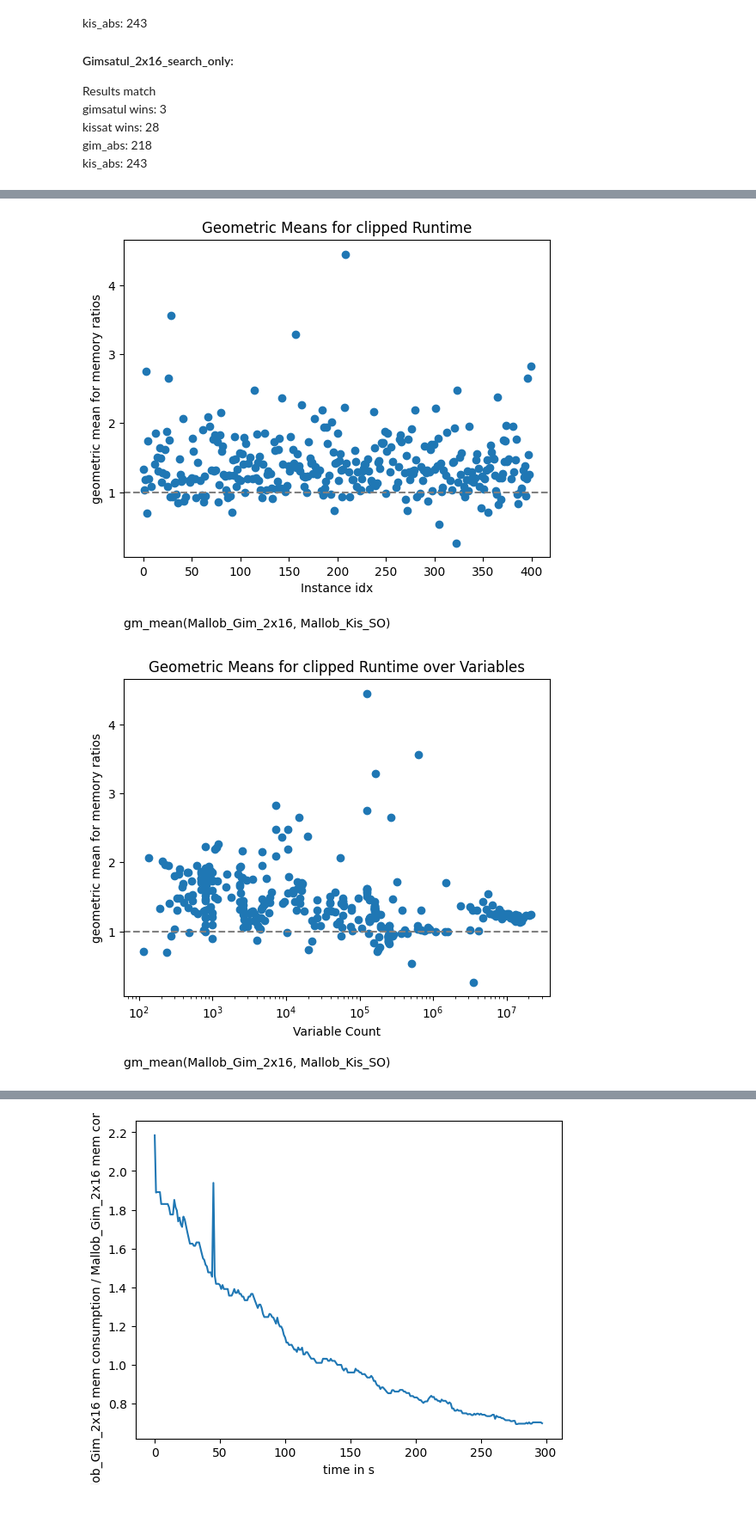
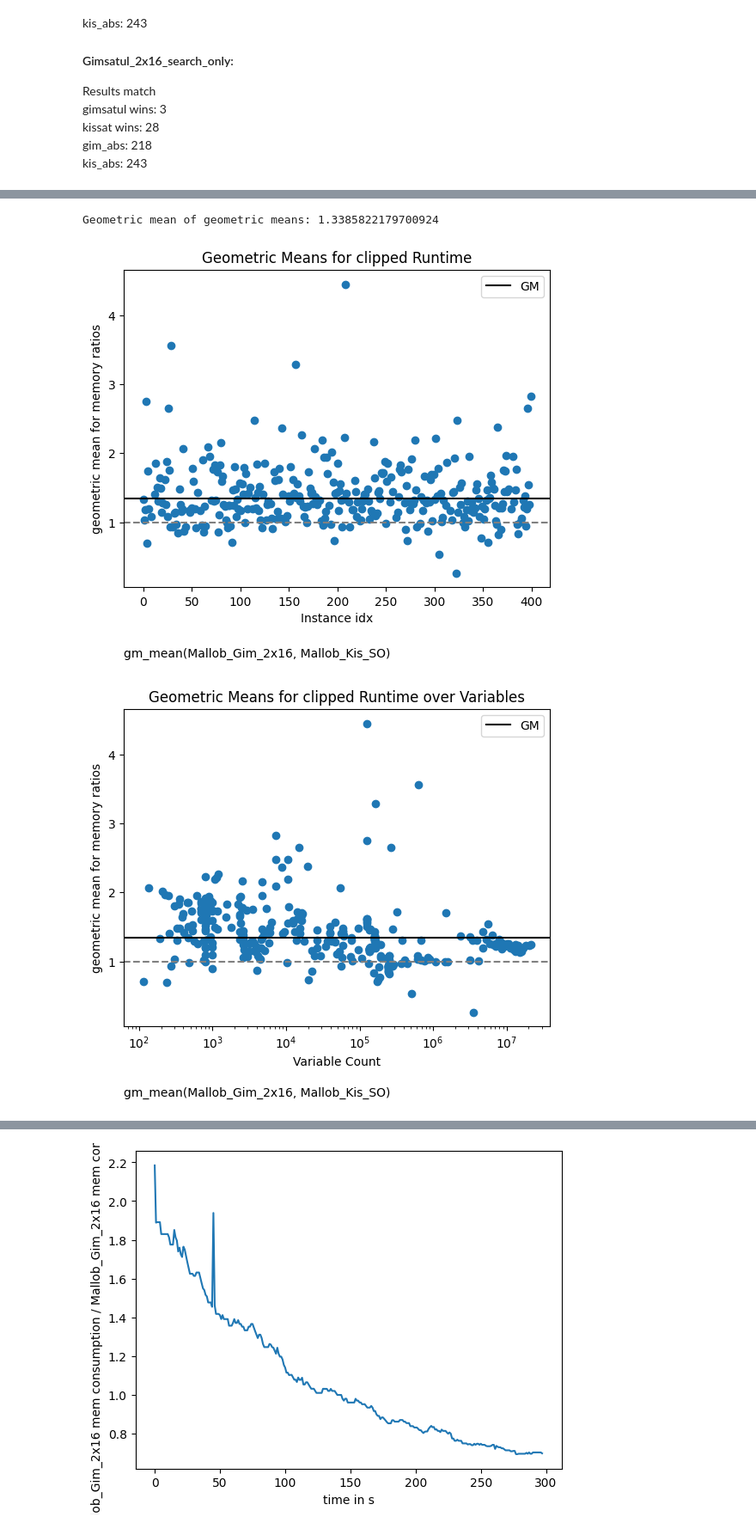
Before and after one commit to rubenGoetz/mallob, a Jupyter notebook: notebooks/plot_data.ipynb, the cells around one changed output, grey strips where cells are left out. Shown at 86% size. Drawn from its saved outputs; the diff is of its cells as text; code cells hidden in the pictures.

```diff
--- a/notebooks/plot_data.ipynb
+++ b/notebooks/plot_data.ipynb
@@ -30,7 +30,7 @@ solver_names = [#'Mallob_Kis',
                 'Mallob_Kis_SO',
                 # 'Plain_Gim',
                 # 'Mallob_Gim_SO',
-                'Kissat_serial',
+                'Serial',
                 'Mallob_Gim_2x16',]
 # %% [markdown]
 ### Compare 2 Results
@@ -388,6 +402,11 @@ ratios = [row[f"{solver_1_name}_memory"] / row[f"{solver_2_name}_memory"]
         for i, row in subset.iterrows()]
 ratios_solved = [row[f"{solver_1_name}_memory"] / row[f"{solver_2_name}_memory"]
                for i, row in subset_solved.iterrows()]
+
+print(f"outlier for ratio > 7: {list(subset.reset_index()['name'])[ratios.index(max(ratios))]}")
+for i in range(len(ratios)):
+    if ratios[i] >= 2:
+        print(f"outlier for ratio > 2: {list(subset.reset_index()['name'])[i]}")
 
 plt.plot(subset.index, ratios, '+')
 plt.plot(subset_solved.index, ratios_solved, '+')
@@ -422,4 +441,16 @@ plt.xscale('log')
 plt.ylabel(f"{solver_1_name}_max_mem / {solver_2_name}_max_mem")
 plt.xlabel('Clause Count')
 plt.show()
+
+plt.plot(subset['Serial_runtime'], ratios, '+')
+plt.plot(subset_solved['Serial_runtime'], ratios_solved, '+')
+plt.legend(['all Instanzes', 'solved_instanzes'])
+plt.axhline(y=1, color='grey')
+plt.axhline(y=2, color='grey')
+plt.title('Memory Ratio over Serial Runtime')
+plt.xscale('log')
+#plt.yscale('log')
+plt.ylabel(f"{solver_1_name}_max_mem / {solver_2_name}_max_mem")
+plt.xlabel('Runtime for Serial Solver in s')
+plt.show()
 # %% [output]
@@ -483,11 +537,17 @@ for i, row in df_mem.iterrows():
         gms.append(geometric_mean(ratios))
 
 df_mem['geo_means'] = gms
-df_mem = df_mem.merge(df_overview[['name', 'variables', 'clauses']], how='inner', on='name')
+df_mem = df_mem.merge(df_overview[['name', 'variables', 'clauses', 'Serial_runtime']], how='inner', on='name')
 df_mem = df_mem[df_mem['geo_means'] > 0]
+
+# Geometric mean of geometric means
+GM = geometric_mean(df_mem['geo_means'])
+print(f"Geometric mean of geometric means: {GM}")
 
 plt.plot(df_mem.index, df_mem['geo_means'], 'o')
 plt.axhline(y=1, linestyle='dashed', color='grey')
+plt.axhline(y=GM, color='black', label='GM')
+plt.legend()
 plt.title('Geometric Means for clipped Runtime')
 plt.annotate(f"gm_mean({solver_2_name}, {solver_1_name})",
              (0,0),
@@ -500,32 +560,53 @@ plt.ylabel('geometric mean for memory ratios')
 plt.show()
 
 plt.plot(df_mem['variables'], df_mem['geo_means'], 'o')
 plt.axhline(y=1, linestyle='dashed', color='grey')
+plt.axhline(y=GM, color='black', label='GM')
+plt.legend()
 plt.title('Geometric Means for clipped Runtime over Variables')
 plt.annotate(f"gm_mean({solver_2_name}, {solver_1_name})",
              (0,0),
              (0, -50),
              xycoords='axes fraction',
              textcoords='offset points',
              va='top')
 plt.xscale('log')
 plt.xlabel('Variable Count')
 plt.ylabel('geometric mean for memory ratios')
 plt.show()
 
 plt.plot(df_mem['clauses'], df_mem['geo_means'], 'o')
 plt.axhline(y=1, linestyle='dashed', color='grey')
+plt.axhline(y=GM, color='black', label='GM')
+plt.legend()
 plt.title('Geometric Means for clipped Runtime over Clauses')
 plt.annotate(f"gm_mean({solver_2_name}, {solver_1_name})",
              (0,0),
              (0, -50),
              xycoords='axes fraction',
              textcoords='offset points',
              va='top')
 plt.xscale('log')
 plt.xlabel('Clause Count')
 plt.ylabel('geometric mean for memory ratios')
 plt.show()
+
+plt.plot(df_mem['Serial_runtime'], df_mem['geo_means'], 'o')
+plt.axhline(y=1, linestyle='dashed', color='grey')
+plt.axhline(y=GM, color='black', label='GM')
+plt.legend()
+plt.title('Geometric Means for clipped Runtime over Serial Runtime')
+plt.annotate(f"gm_mean({solver_2_name}, {solver_1_name})",
+             (0,0),
+             (0, -50),
+             xycoords='axes fraction',
+             textcoords='offset points',
+             va='top')
+plt.xscale('log')
+plt.xlabel('Serial Runtime in s')
+plt.ylabel('geometric mean for memory ratios')
+plt.show()
 # %% [output]
+Geometric mean of geometric means: 1.3385822179700924
-[figure, old version]
+[figure, new version]
-[figure, old version]
+[figure, new version]
```
Also changed, not shown: parts of 11 cells of this notebook, 2 other files.
